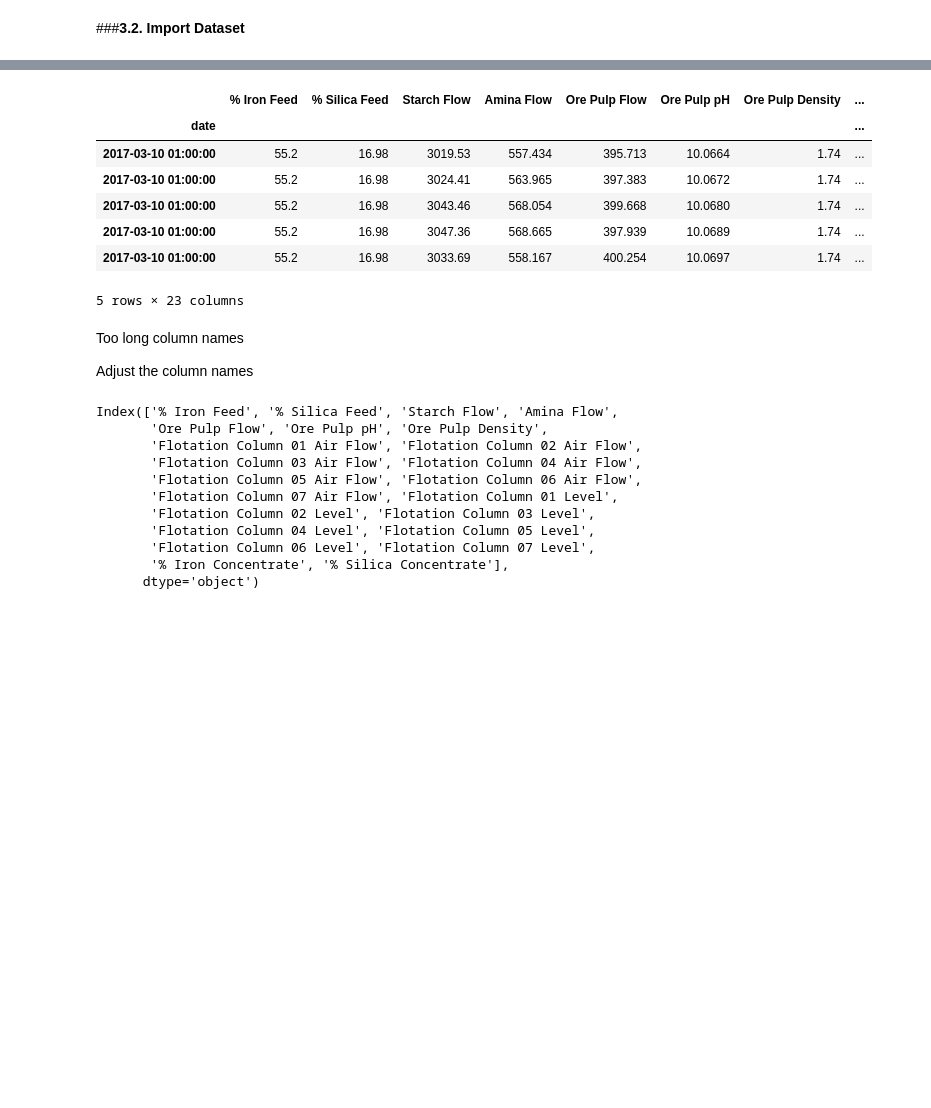
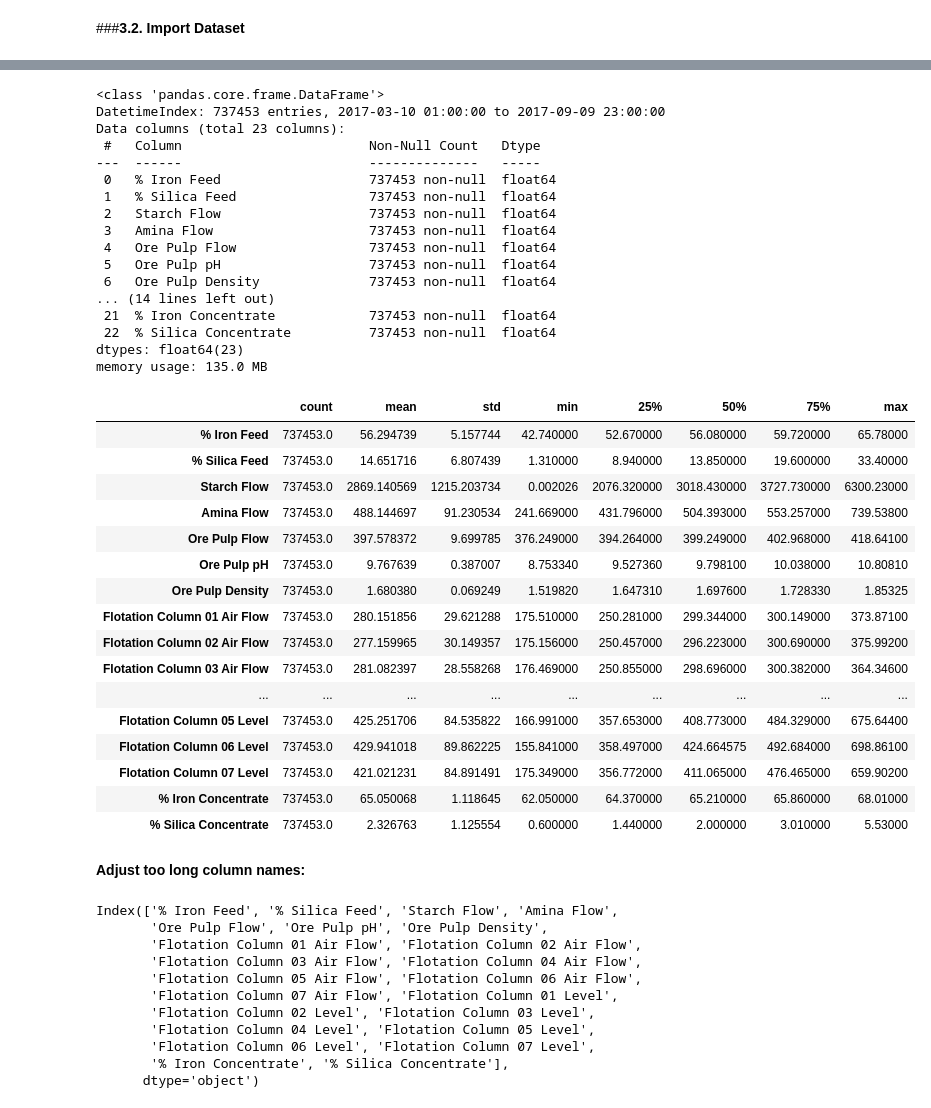
Before and after one commit to arifaygun/ML_Calisma_Notebooklari, a Jupyter notebook: AA_Graduate_Project_1Std.ipynb, the cells around one changed output, grey strips where cells are left out. Saved outputs shown, nothing was run; the diff lists cells and outputs as text; code cells hidden in the pictures; blank space fills up the shorter version.

```diff
--- a/AA_Graduate_Project_1Std.ipynb
+++ b/AA_Graduate_Project_1Std.ipynb
@@ -113,18 +102,45 @@ Data contains no nan values.
 # %%
-flotation.head()
+flotation.info()
 # %% [output]
-|  | % Iron Feed | % Silica Feed | Starch Flow | Amina Flow | Ore Pulp Flow | Ore Pulp pH | Ore Pulp Density | ... |
-| date |  |  |  |  |  |  |  | ... |
-| 2017-03-10 01:00:00 | 55.2 | 16.98 | 3019.53 | 557.434 | 395.713 | 10.0664 | 1.74 | ... |
-| 2017-03-10 01:00:00 | 55.2 | 16.98 | 3024.41 | 563.965 | 397.383 | 10.0672 | 1.74 | ... |
-| 2017-03-10 01:00:00 | 55.2 | 16.98 | 3043.46 | 568.054 | 399.668 | 10.0680 | 1.74 | ... |
-| 2017-03-10 01:00:00 | 55.2 | 16.98 | 3047.36 | 568.665 | 397.939 | 10.0689 | 1.74 | ... |
-| 2017-03-10 01:00:00 | 55.2 | 16.98 | 3033.69 | 558.167 | 400.254 | 10.0697 | 1.74 | ... |
-5 rows × 23 columns
+<class 'pandas.core.frame.DataFrame'>
+DatetimeIndex: 737453 entries, 2017-03-10 01:00:00 to 2017-09-09 23:00:00
+Data columns (total 23 columns):
+ #   Column                        Non-Null Count   Dtype
+---  ------                        --------------   -----
+ 0   % Iron Feed                   737453 non-null  float64
+ 1   % Silica Feed                 737453 non-null  float64
+ 2   Starch Flow                   737453 non-null  float64
+ 3   Amina Flow                    737453 non-null  float64
+ 4   Ore Pulp Flow                 737453 non-null  float64
+ 5   Ore Pulp pH                   737453 non-null  float64
+ 6   Ore Pulp Density              737453 non-null  float64
+... (14 lines left out)
+ 21  % Iron Concentrate            737453 non-null  float64
+ 22  % Silica Concentrate          737453 non-null  float64
+dtypes: float64(23)
+memory usage: 135.0 MB
-# %% [markdown]
-Too long column names
-
-Adjust the column names
+# %%
+flotation.describe().T
+# %% [output]
+|  | count | mean | std | min | 25% | 50% | 75% | max |
+| % Iron Feed | 737453.0 | 56.294739 | 5.157744 | 42.740000 | 52.670000 | 56.080000 | 59.720000 | 65.78000 |
+| % Silica Feed | 737453.0 | 14.651716 | 6.807439 | 1.310000 | 8.940000 | 13.850000 | 19.600000 | 33.40000 |
+| Starch Flow | 737453.0 | 2869.140569 | 1215.203734 | 0.002026 | 2076.320000 | 3018.430000 | 3727.730000 | 6300.23000 |
+| Amina Flow | 737453.0 | 488.144697 | 91.230534 | 241.669000 | 431.796000 | 504.393000 | 553.257000 | 739.53800 |
+| Ore Pulp Flow | 737453.0 | 397.578372 | 9.699785 | 376.249000 | 394.264000 | 399.249000 | 402.968000 | 418.64100 |
+| Ore Pulp pH | 737453.0 | 9.767639 | 0.387007 | 8.753340 | 9.527360 | 9.798100 | 10.038000 | 10.80810 |
+| Ore Pulp Density | 737453.0 | 1.680380 | 0.069249 | 1.519820 | 1.647310 | 1.697600 | 1.728330 | 1.85325 |
+| Flotation Column 01 Air Flow | 737453.0 | 280.151856 | 29.621288 | 175.510000 | 250.281000 | 299.344000 | 300.149000 | 373.87100 |
+| Flotation Column 02 Air Flow | 737453.0 | 277.159965 | 30.149357 | 175.156000 | 250.457000 | 296.223000 | 300.690000 | 375.99200 |
+| Flotation Column 03 Air Flow | 737453.0 | 281.082397 | 28.558268 | 176.469000 | 250.855000 | 298.696000 | 300.382000 | 364.34600 |
+| ... | ... | ... | ... | ... | ... | ... | ... | ... |
+| Flotation Column 05 Level | 737453.0 | 425.251706 | 84.535822 | 166.991000 | 357.653000 | 408.773000 | 484.329000 | 675.64400 |
+| Flotation Column 06 Level | 737453.0 | 429.941018 | 89.862225 | 155.841000 | 358.497000 | 424.664575 | 492.684000 | 698.86100 |
+| Flotation Column 07 Level | 737453.0 | 421.021231 | 84.891491 | 175.349000 | 356.772000 | 411.065000 | 476.465000 | 659.90200 |
+| % Iron Concentrate | 737453.0 | 65.050068 | 1.118645 | 62.050000 | 64.370000 | 65.210000 | 65.860000 | 68.01000 |
+| % Silica Concentrate | 737453.0 | 2.326763 | 1.125554 | 0.600000 | 1.440000 | 2.000000 | 3.010000 | 5.53000 |
+# %% [markdown]
+**Adjust too long column names:**
 # %%
 flotation.columns
 # %% [output]
```
Also changed, not shown: parts of 19 cells of this notebook.
